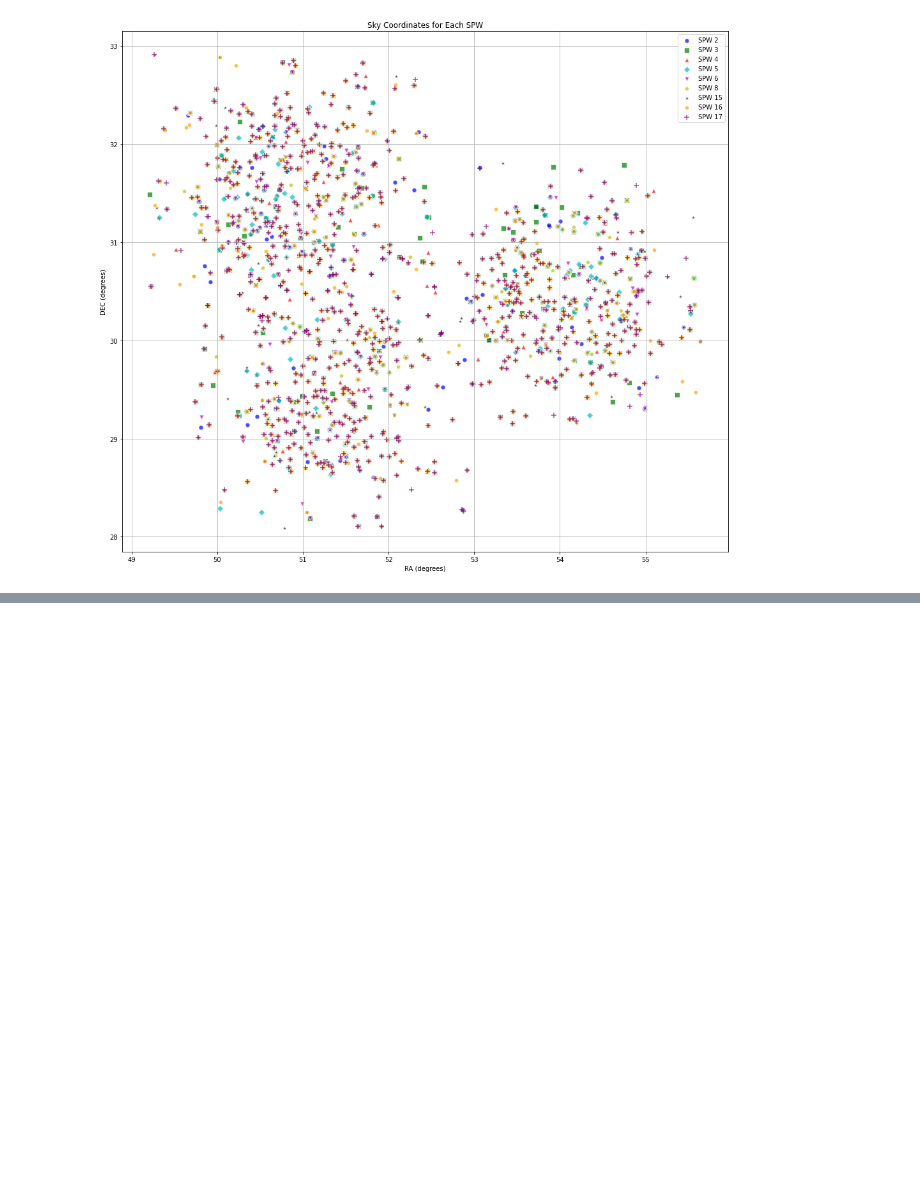
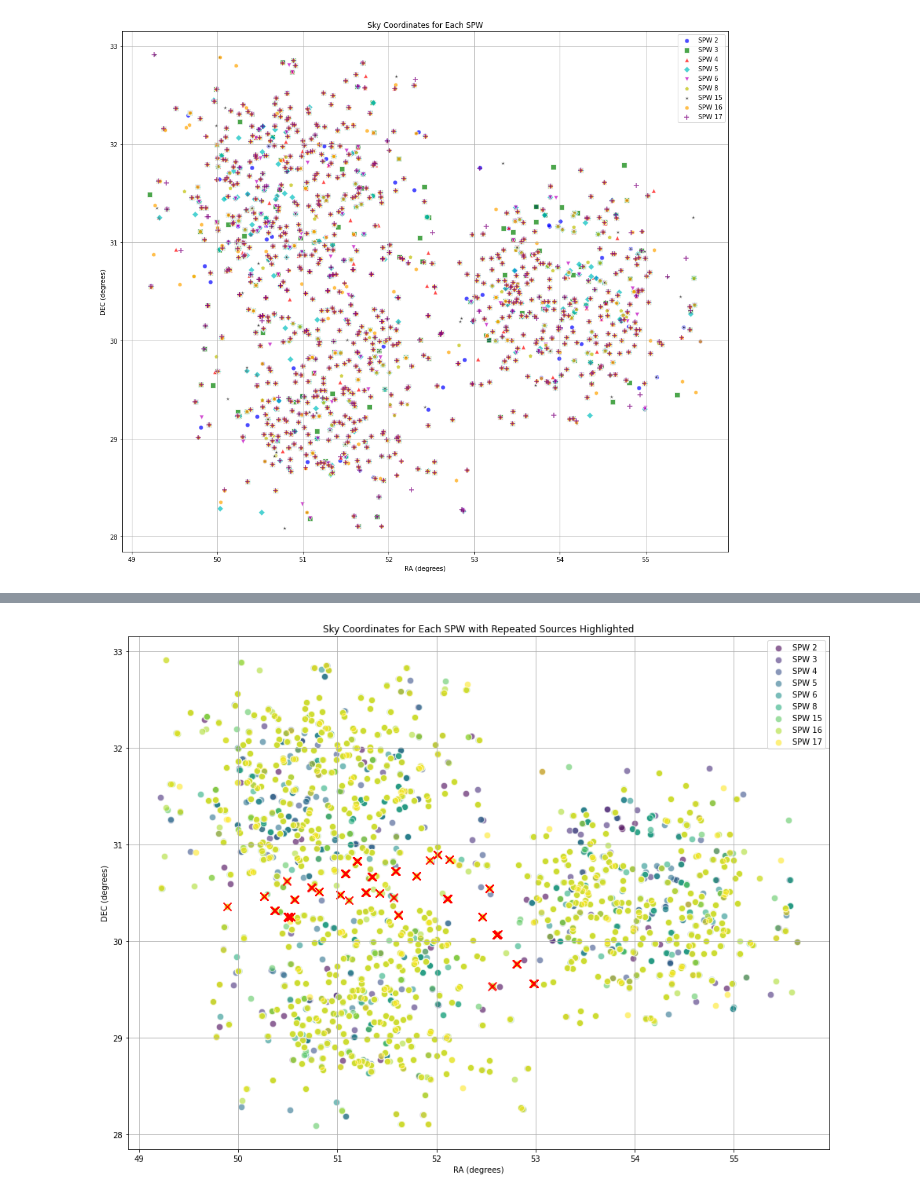
Before and after one commit to halehhajizadeh/VLA-Perseus, a Jupyter notebook: scripts/Source_detecting-spw-Catalog.ipynb, the cells around one changed output, grey strips where cells are left out. Drawn from its saved outputs; the diff is of its cells as text; code cells hidden in the pictures; blank space fills up the shorter version.

```diff
--- a/scripts/Source_detecting-spw-Catalog.ipynb
+++ b/scripts/Source_detecting-spw-Catalog.ipynb
@@ -133,5 +91,0 @@ dataframes = [round_ra_dec(df) for df in dataframes]
-# %%
-# Add identifier for each dataframe
-df_names = ["2", "3", "4", "5", "6", "8", "15", "16", "17"]
-for i, df in enumerate(dataframes):
-    df['source_df'] = df_names[i]
@@ -179,0 +92,15 @@ result_df = pd.DataFrame()
+# %%
+# Identify repeated sources in each SPW dataframe
+repeated_sources = []
+
+for i, df in enumerate(dataframes):
+    # Round RA and DEC to two decimal places
+    df['RA_rounded'] = df['RA'].round(2)
+    df['DEC_rounded'] = df['DEC'].round(2)
+
+    # Group by rounded RA and DEC to find duplicates
+    duplicated = df[df.duplicated(subset=['RA_rounded', 'DEC_rounded'], keep=False)]
+    repeated_sources.append(duplicated)
+
+    print(f"Repeated sources in SPW {spw[i]}:")
+    print(duplicated[['RA', 'DEC']])
@@ -179,0 +125,39 @@ result_df = pd.DataFrame()
+# %%
+# Define a colormap
+cmap = plt.get_cmap('viridis', len(spw))
+
+# Create a figure for plotting
+plt.figure(figsize=(16, 12))
+
+# Initialize a list to store repeated sources
+repeated_sources = []
+
+# Plot original data points
+for i, (df, spw_value) in enumerate(zip(dataframes, spw)):
+    # Round RA and DEC to two decimal places
+    df['RA_rounded'] = df['RA'].round(2)
+    df['DEC_rounded'] = df['DEC'].round(2)
+
+    # Group by rounded RA and DEC to find duplicates
+    duplicated = df[df.duplicated(subset=['RA_rounded', 'DEC_rounded'], keep=False)]
+    repeated_sources.append((spw_value, duplicated))
+
+    # Convert RA and DEC to SkyCoord
+    coords = SkyCoord(ra=df['RA'].values * u.degree, dec=df['DEC'].values * u.degree, frame='icrs')
+    plt.scatter(coords.ra.deg, coords.dec.deg, label=f'SPW {spw_value}', alpha=0.6, edgecolors='w', s=70, color=cmap(i), marker='o')
+
+# Plot repeated sources
+for spw_value, df in repeated_sources:
+    if not df.empty:
+        coords = SkyCoord(ra=df['RA'].values * u.degree, dec=df['DEC'].values * u.degree, frame='icrs')
+        plt.scatter(coords.ra.deg, coords.dec.deg, alpha=0.9, s=100, color='red', marker='x')
+
+# Final plot adjustments
+plt.xlabel('RA (degrees)')
+plt.ylabel('DEC (degrees)')
+plt.title('Sky Coordinates for Each SPW with Repeated Sources Highlighted')
+plt.legend()
+plt.grid(True)
+plt.show()
+# %% [output]
+[figure, added]
```
Also changed, not shown: parts of 24 cells of this notebook, 1 other file.
